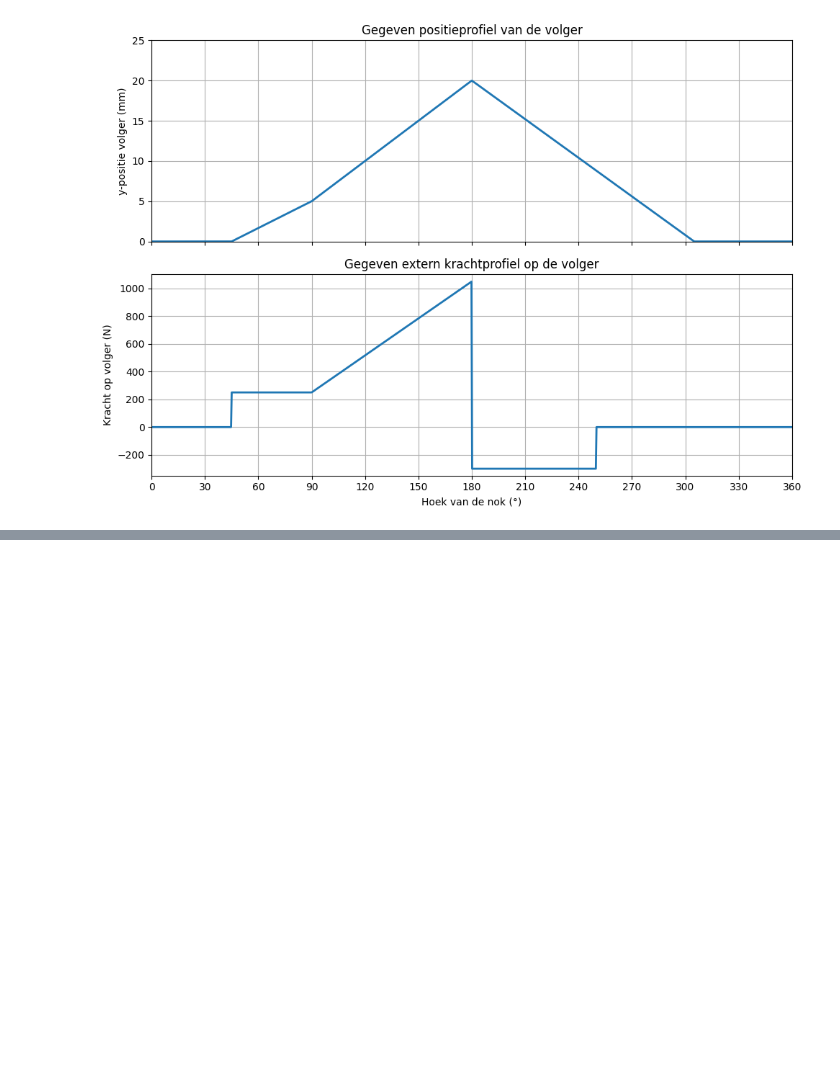
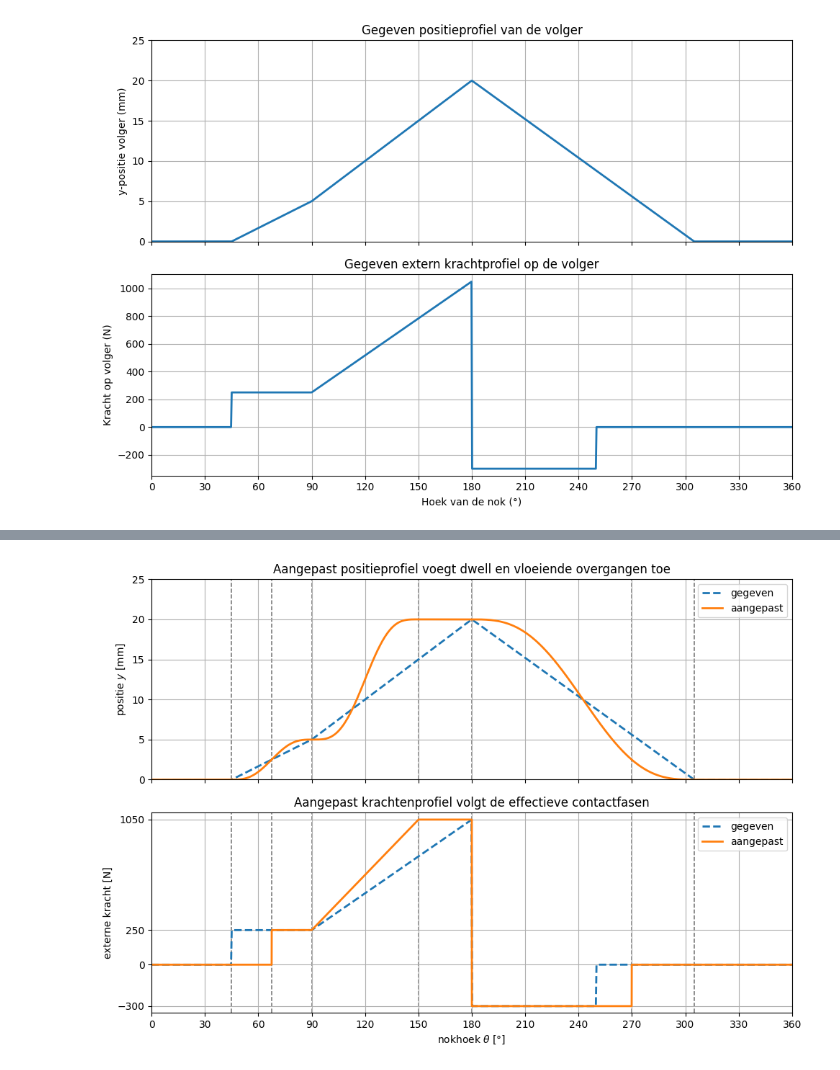
Before and after one commit to Vermizzi/Project_Bewegingen_TriVik, a Jupyter notebook: Finaal_nokken.ipynb, the cells around one changed output, grey strips where cells are left out. Drawn from its saved outputs; the diff is of its cells as text; code cells hidden in the pictures; blank space fills up the shorter version.

```diff
--- a/Finaal_nokken.ipynb
+++ b/Finaal_nokken.ipynb
@@ -175,0 +443,33 @@ Ten opzichte van de oorspronkelijke specificatie voegen we dus vooral een duidel
+# %%
+fig, axs = plt.subplots(2, 1, figsize=(10, 7), sharex=True)
+key_angles = [45, theta1, 90, 150, 180, theta2, 305]
+
+axs[0].plot(theta_given_deg, lift_given, linewidth=2, linestyle="--", label="gegeven")
+axs[0].plot(theta_deg, lift, linewidth=2, label="aangepast")
+axs[0].set_ylabel("positie $y$ [mm]")
+axs[0].set_title("Aangepast positieprofiel voegt dwell en vloeiende overgangen toe")
+axs[0].set_ylim(0, 25)
+axs[0].set_yticks(np.arange(0, 26, 5))
+axs[0].legend()
+axs[0].grid(True)
+
+axs[1].plot(theta_given_deg, F, linewidth=2, linestyle="--", label="gegeven")
+axs[1].plot(theta_deg, ext_load, linewidth=2, label="aangepast")
+axs[1].set_ylabel("externe kracht [N]")
+axs[1].set_xlabel("nokhoek $\\theta$ [°]")
+axs[1].set_title("Aangepast krachtenprofiel volgt de effectieve contactfasen")
+axs[1].set_ylim(-350, 1100)
+axs[1].set_yticks([-300, 0, 250, 1050])
+axs[1].legend()
+axs[1].grid(True)
+
+for ax in axs:
+    ax.set_xlim(0, 360)
+    ax.set_xticks(np.arange(0, 361, 30))
+    for angle in key_angles:
+        ax.axvline(angle, linestyle="--", linewidth=1.1, alpha=0.75, color="0.25", zorder=0)
+
+plt.tight_layout()
+plt.show()
+# %% [output]
+[figure, added]
```
Also changed, not shown: parts of 30 cells of this notebook, 2 other files.
